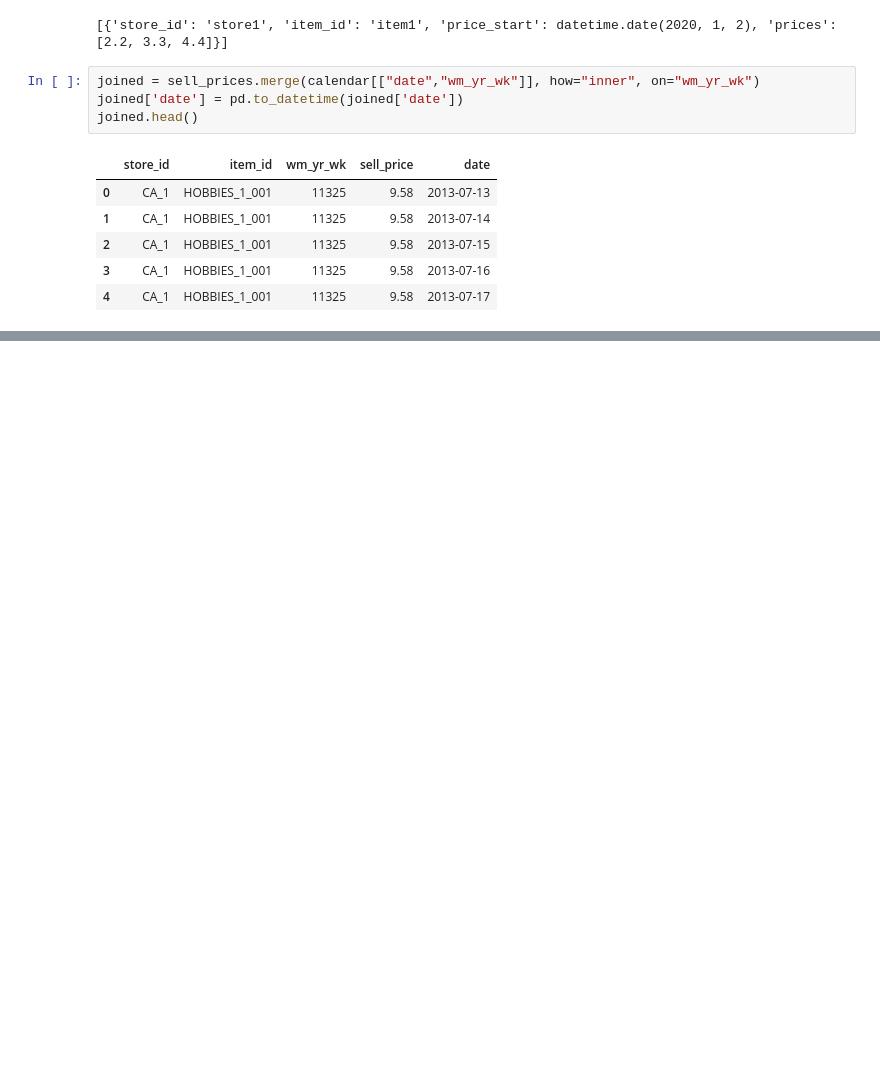
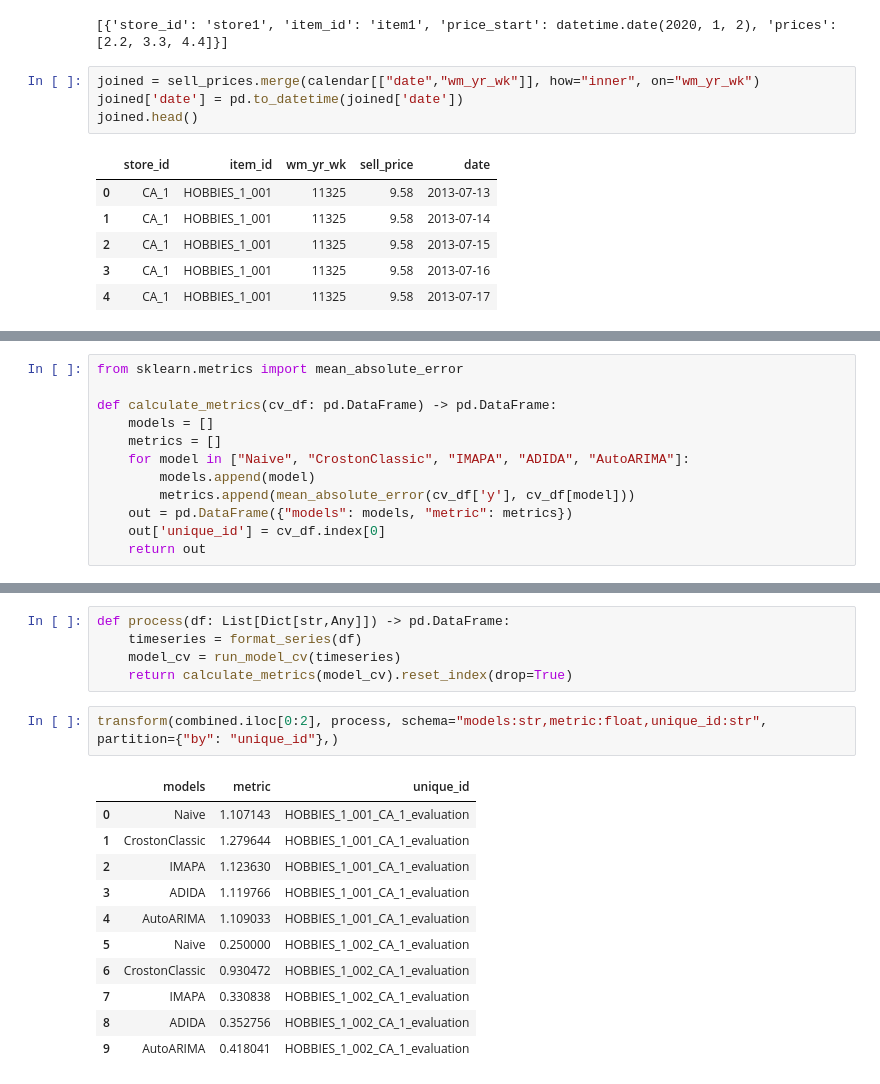
Before and after one commit to kvnkho/pydata-timeseries-forecasting, a Jupyter notebook: notebooks/05-running_with_dask_on_coiled.ipynb, the cells around one changed output, grey strips where cells are left out. Drawn from its saved outputs; the diff is of its cells as text; blank space fills up the shorter version.

```diff
--- a/notebooks/05-running_with_dask_on_coiled.ipynb
+++ b/notebooks/05-running_with_dask_on_coiled.ipynb
@@ -96,0 +154,12 @@ out.head()
+# %%
+from sklearn.metrics import mean_absolute_error
+
+def calculate_metrics(cv_df: pd.DataFrame) -> pd.DataFrame:
+    models = []
+    metrics = []
+    for model in ["Naive", "CrostonClassic", "IMAPA", "ADIDA", "AutoARIMA"]:
+        models.append(model)
+        metrics.append(mean_absolute_error(cv_df['y'], cv_df[model]))
+    out = pd.DataFrame({"models": models, "metric": metrics})
+    out['unique_id'] = cv_df.index[0]
+    return out
@@ -96,0 +184,19 @@ out.head()
+# %%
+def process(df: List[Dict[str,Any]]) -> pd.DataFrame:
+    timeseries = format_series(df)
+    model_cv = run_model_cv(timeseries)
+    return calculate_metrics(model_cv).reset_index(drop=True)
+# %%
+transform(combined.iloc[0:2], process, schema="models:str,metric:float,unique_id:str", partition={"by": "unique_id"},)
+# %% [output]
+|  | models | metric | unique_id |
+| 0 | Naive | 1.107143 | HOBBIES_1_001_CA_1_evaluation |
+| 1 | CrostonClassic | 1.279644 | HOBBIES_1_001_CA_1_evaluation |
+| 2 | IMAPA | 1.123630 | HOBBIES_1_001_CA_1_evaluation |
+| 3 | ADIDA | 1.119766 | HOBBIES_1_001_CA_1_evaluation |
+| 4 | AutoARIMA | 1.109033 | HOBBIES_1_001_CA_1_evaluation |
+| 5 | Naive | 0.250000 | HOBBIES_1_002_CA_1_evaluation |
+| 6 | CrostonClassic | 0.930472 | HOBBIES_1_002_CA_1_evaluation |
+| 7 | IMAPA | 0.330838 | HOBBIES_1_002_CA_1_evaluation |
+| 8 | ADIDA | 0.352756 | HOBBIES_1_002_CA_1_evaluation |
+| 9 | AutoARIMA | 0.418041 | HOBBIES_1_002_CA_1_evaluation |
```
Also changed, not shown: parts of 24 cells of this notebook, 3 other files.
